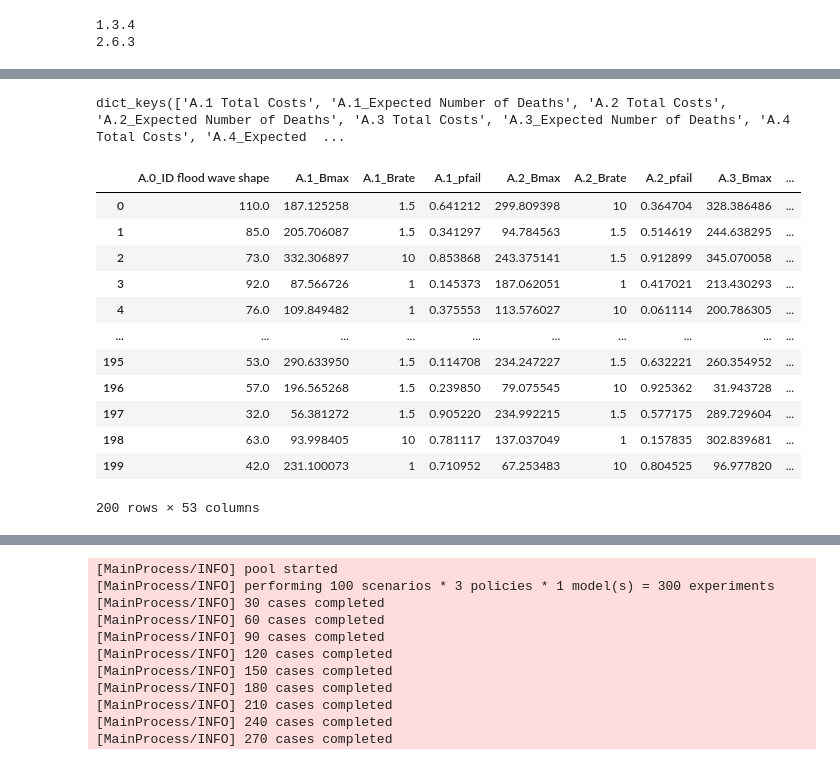
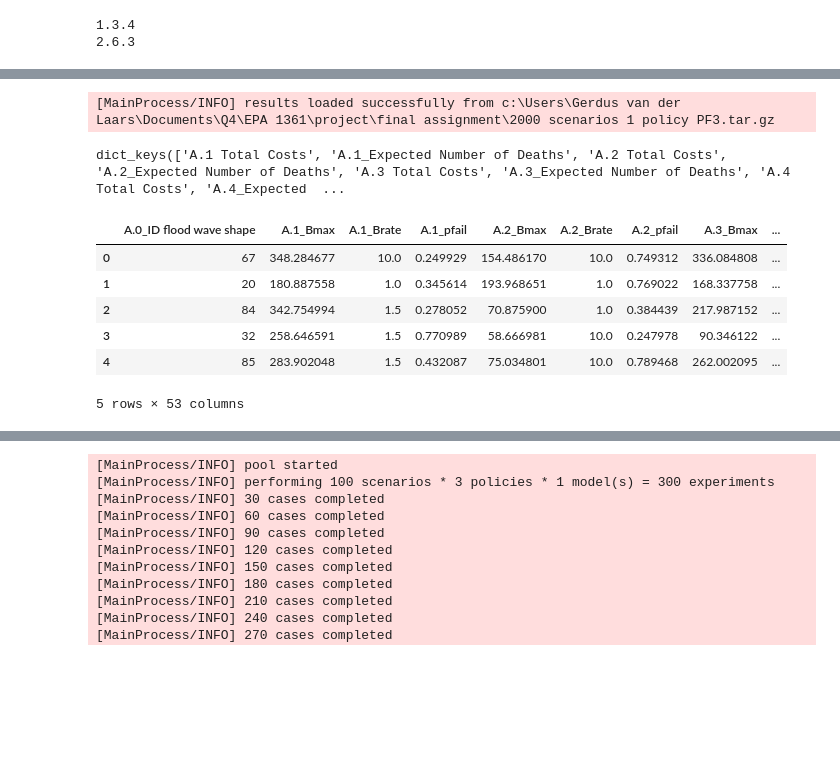
Before and after one commit to Gerdusvdl/EPA1361, a Jupyter notebook: final assignment/Problem Formulations.ipynb, the cells around one changed output, grey strips where cells are left out. Drawn from its saved outputs; the diff is of its cells as text; code cells hidden in the pictures; blank space fills up the shorter version.

```diff
--- a/final assignment/Problem Formulations.ipynb
+++ b/final assignment/Problem Formulations.ipynb
@@ -136,20 +126,24 @@ with SequentialEvaluator(dike_model) as evaluator:
+# %%
+from ema_workbench import load_results
+
+# results = load_results('100 scenarios 4 policies.tar.gz')
+load_file_name ='2000 scenarios 1 policy PF3.tar.gz'
+results = load_results(load_file_name)
+# %% [output]
+[MainProcess/INFO] results loaded successfully from c:\Users\Gerdus van der Laars\Documents\Q4\EPA 1361\project\final assignment\2000 scenarios 1 policy PF3.tar.gz
 # %%
 #observing the simulation runs
 experiments, outcomes = results
 print(outcomes.keys())
-experiments
+temp = experiments.copy(deep=True)
+# outcomes
+temp.head()
 # %% [output]
 dict_keys(['A.1 Total Costs', 'A.1_Expected Number of Deaths', 'A.2 Total Costs', 'A.2_Expected Number of Deaths', 'A.3 Total Costs', 'A.3_Expected Number of Deaths', 'A.4 Total Costs', 'A.4_Expected  ...
 |  | A.0_ID flood wave shape | A.1_Bmax | A.1_Brate | A.1_pfail | A.2_Bmax | A.2_Brate | A.2_pfail | A.3_Bmax | ... |
-| 0 | 110.0 | 187.125258 | 1.5 | 0.641212 | 299.809398 | 10 | 0.364704 | 328.386486 | ... |
-| 1 | 85.0 | 205.706087 | 1.5 | 0.341297 | 94.784563 | 1.5 | 0.514619 | 244.638295 | ... |
-| 2 | 73.0 | 332.306897 | 10 | 0.853868 | 243.375141 | 1.5 | 0.912899 | 345.070058 | ... |
-| 3 | 92.0 | 87.566726 | 1 | 0.145373 | 187.062051 | 1 | 0.417021 | 213.430293 | ... |
-| 4 | 76.0 | 109.849482 | 1 | 0.375553 | 113.576027 | 10 | 0.061114 | 200.786305 | ... |
-| ... | ... | ... | ... | ... | ... | ... | ... | ... | ... |
-| 195 | 53.0 | 290.633950 | 1.5 | 0.114708 | 234.247227 | 1.5 | 0.632221 | 260.354952 | ... |
-| 196 | 57.0 | 196.565268 | 1.5 | 0.239850 | 79.075545 | 10 | 0.925362 | 31.943728 | ... |
-| 197 | 32.0 | 56.381272 | 1.5 | 0.905220 | 234.992215 | 1.5 | 0.577175 | 289.729604 | ... |
-| 198 | 63.0 | 93.998405 | 10 | 0.781117 | 137.037049 | 1 | 0.157835 | 302.839681 | ... |
-| 199 | 42.0 | 231.100073 | 1 | 0.710952 | 67.253483 | 10 | 0.804525 | 96.977820 | ... |
+| 0 | 67 | 348.284677 | 10.0 | 0.249929 | 154.486170 | 10.0 | 0.749312 | 336.084808 | ... |
+| 1 | 20 | 180.887558 | 1.0 | 0.345614 | 193.968651 | 1.0 | 0.769022 | 168.337758 | ... |
+| 2 | 84 | 342.754994 | 1.5 | 0.278052 | 70.875900 | 1.0 | 0.384439 | 217.987152 | ... |
+| 3 | 32 | 258.646591 | 1.5 | 0.770989 | 58.666981 | 10.0 | 0.247978 | 90.346122 | ... |
+| 4 | 85 | 283.902048 | 1.5 | 0.432087 | 75.034801 | 10.0 | 0.789468 | 262.002095 | ... |
-200 rows × 53 columns
+5 rows × 53 columns
```
Also changed, not shown: parts of 14 cells of this notebook, 3 other files.
